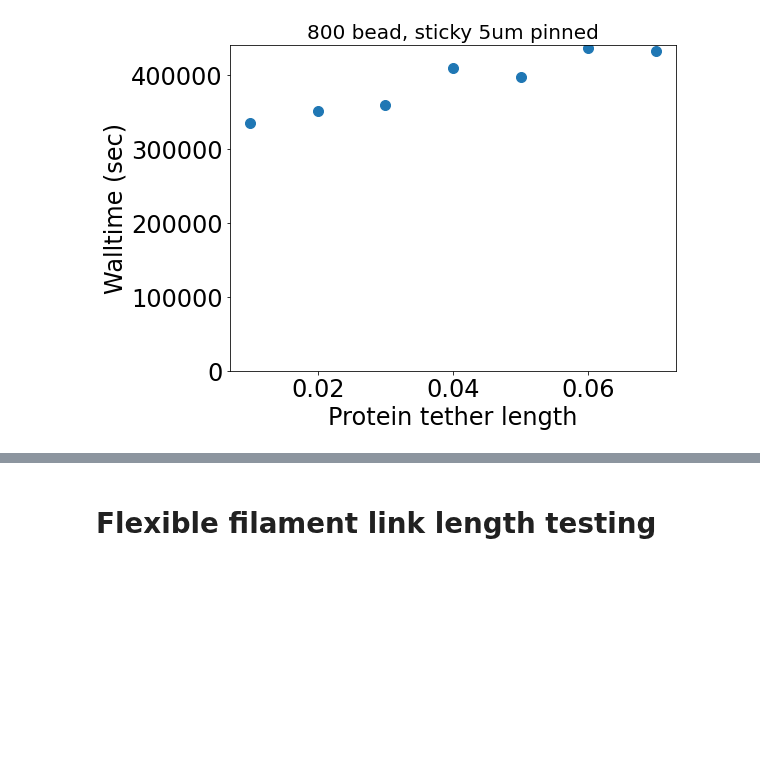
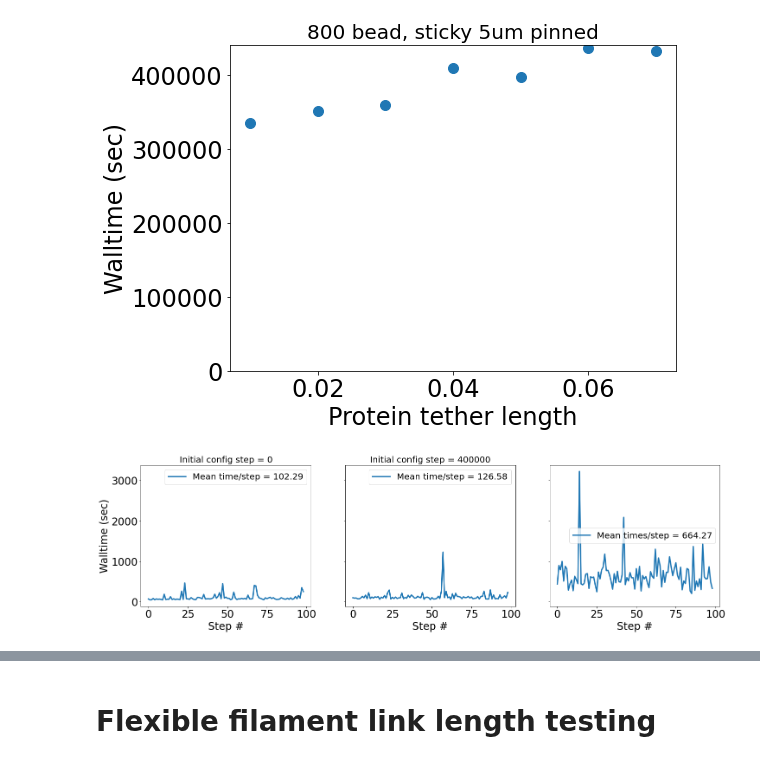
Before and after one commit to palladio11/aLENS_analysis, a Jupyter notebook: notebooks/02-Testing.ipynb, the cells around one changed output, grey strips where cells are left out. Saved outputs shown, nothing was run; the diff lists cells and outputs as text; code cells hidden in the pictures; blank space fills up the shorter version.

Commit message:
Added graphing and new spatial condensate analysis.

```diff
--- a/notebooks/02-Testing.ipynb
+++ b/notebooks/02-Testing.ipynb
@@ -665,11 +664,26 @@ finally:
 [<HDF5 file "s1.h5" (mode r+)>, <HDF5 file "s1.h5" (mode r+)>, <HDF5 file "s1.h5" (mode r+)>, <HDF5 file "s1.h5" (mode r+)>, <HDF5 file "s1.h5" (mode r+)>, <HDF5 file "s1.h5" (mode r+)>, <HDF5 file "s ...
 [figure]
 # %%
-test_path = '/home/alamson/DATA/Chromatin/22-04-15_aLchr1_scan.12_line800_sticky55nm_eps1_Ka30_4umconf/simulations/s1/run.log'
+# test_path = '/home/alamson/DATA/Chromatin/22-04-15_aLchr1_scan.12_line800_sticky55nm_eps1_Ka30_4umconf/simulations/s1/run.log'
+fig, axarr = plt.subplots(1,3, figsize=(24, 6 ), sharey=True)
+
+test_path = Path.home() / 'ceph/PaperFigs/FigALENS/L025_100k_K5Fast_Sph_1Core/runlog.out'
+test_path_equil = Path.home() / 'ceph/PaperFigs/FigALENS/L025_100k_K5Fast_Sph_1Core_equil/runlog.out'
+test_path_end = Path.home() / 'ceph/PaperFigs/FigALENS/L025_100k_K5Fast_Sph_1Core_end/runlog.out'
 timesteps = aa.runlog_funcs.get_wt_timestep(test_path)
-plt.plot(timesteps)
-plt.plot(moving_average(timesteps, 10))
-plt.plot(moving_average(timesteps, 100))
-plt.plot(moving_average(timesteps, 1000))
-#plt.plot(moving_average(timesteps, 10000))
-plt.hist(timesteps,bins=100)
+timesteps_eq = aa.runlog_funcs.get_wt_timestep(test_path_equil)
+timesteps_end = aa.runlog_funcs.get_wt_timestep(test_path_end)
+_ = axarr[0].set_title('Initial config step = 0')
+_ = axarr[0].plot(timesteps, label = f'Mean time/step = {timesteps.mean():.2f}')
+_ = axarr[1].set_title('Initial config step = 200000')
+_ = axarr[1].plot(timesteps_eq, label = f'Mean time/step = {timesteps_eq.mean():.2f}')
+_ = axarr[1].set_title('Initial config step = 400000')
+_ = axarr[2].plot(timesteps_end, label = f'Mean times/step = {timesteps_end.mean():.2f}')
+
+
+for ax in axarr:
+    _ = ax.set_xlabel("Step #")
+    _ = ax.legend()
+_ = axarr[0].set_ylabel("Walltime (sec)")
+# %% [output]
+[figure, added]
```
Also changed, not shown: parts of 5 cells of this notebook, 4 other files.
